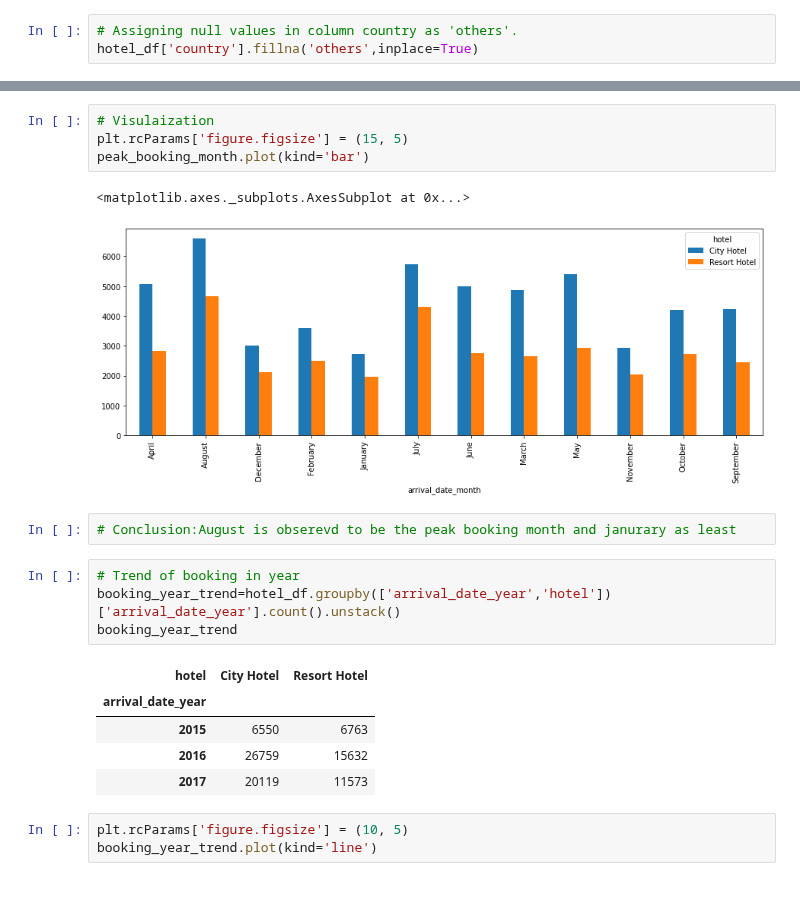
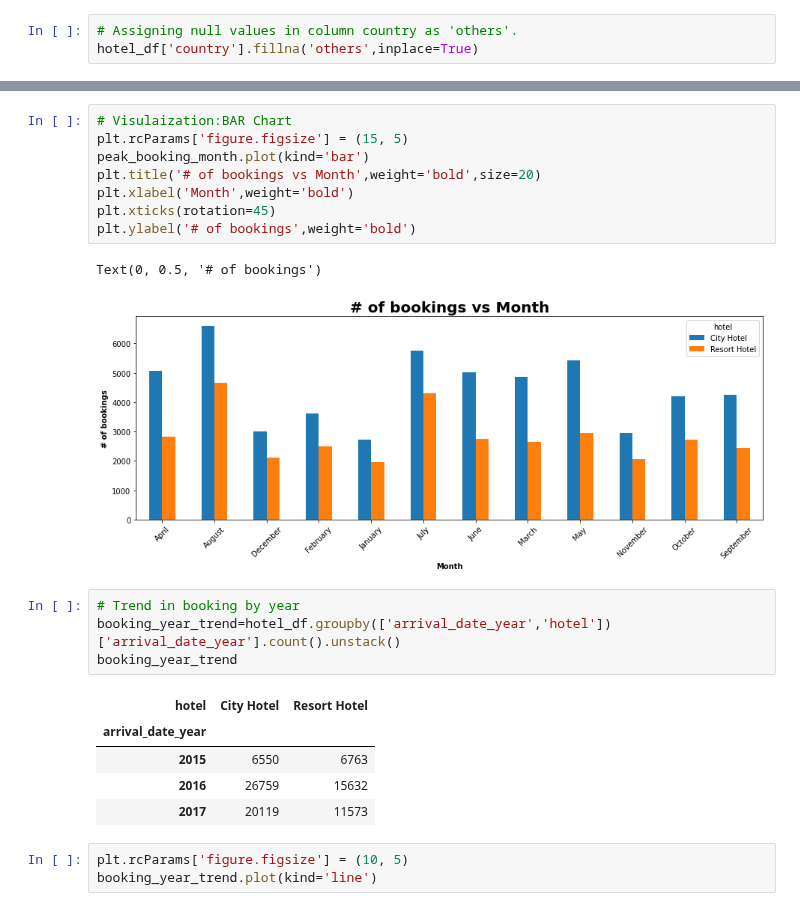
Before and after one commit to sarathsoman14/sarathsoman14-Hotel-Booking-Exploratory-Data-Analysis-EDA-, a Jupyter notebook: Hotel_Booking_Exploratory_Data_Analysis_Capstone_Project.ipynb, the cells around one changed output, grey strips where cells are left out. Drawn from its saved outputs; the diff is of its cells as text.

```diff
--- a/Hotel_Booking_Exploratory_Data_Analysis_Capstone_Project.ipynb
+++ b/Hotel_Booking_Exploratory_Data_Analysis_Capstone_Project.ipynb
@@ -283,14 +316,16 @@ peak_booking_month
 # %%
-# Visulaization
+# Visulaization:BAR Chart
 plt.rcParams['figure.figsize'] = (15, 5)
 peak_booking_month.plot(kind='bar')
+plt.title('# of bookings vs Month',weight='bold',size=20)
+plt.xlabel('Month',weight='bold')
+plt.xticks(rotation=45)
+plt.ylabel('# of bookings',weight='bold')
 # %% [output]
-<matplotlib.axes._subplots.AxesSubplot at 0x...>
+Text(0, 0.5, '# of bookings')
-[figure, old version]
+[figure, new version]
-# %%
-# Conclusion:August is obserevd to be the peak booking month and janurary as least
 # %%
-# Trend of booking in year
+# Trend in booking by year
 booking_year_trend=hotel_df.groupby(['arrival_date_year','hotel'])['arrival_date_year'].count().unstack()
 booking_year_trend
 # %% [output]
```
Also changed, not shown: parts of 53 cells of this notebook.
